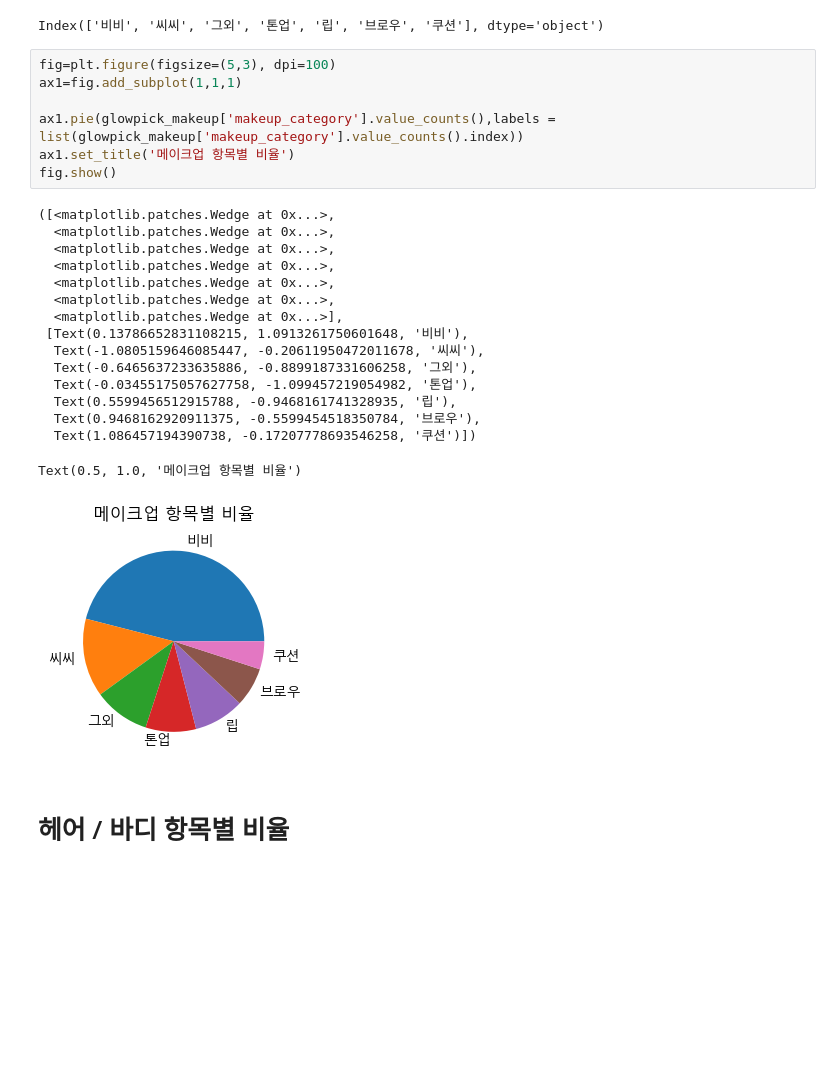
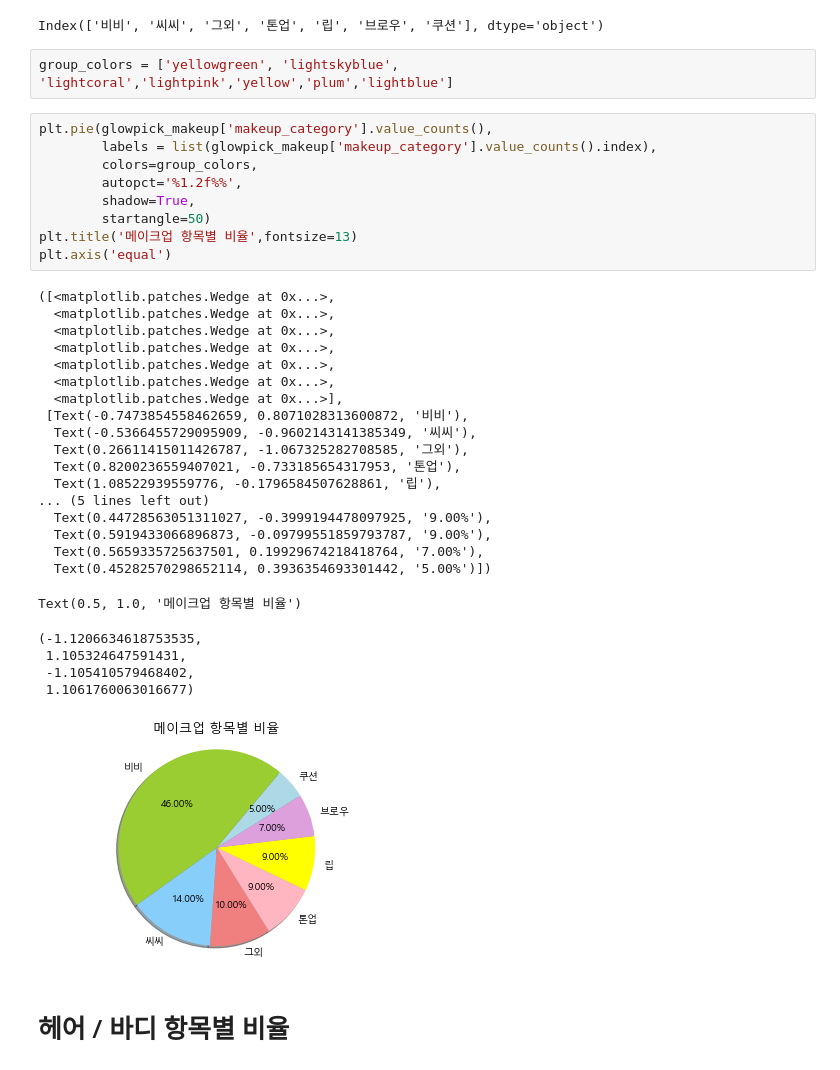
Before and after one commit to DataNetworkAnalysis/Cosmetic-Recommendation-for-Man, a Jupyter notebook: notebook/glowpick_product_category.ipynb, the cells around one changed output. Cells and saved outputs as stored; diff of their text form; blank space fills up the shorter version.

```diff
--- a/notebook/glowpick_product_category.ipynb
+++ b/notebook/glowpick_product_category.ipynb
@@ -649,30 +619,41 @@ rc('font', family=font_name)
 glowpick_makeup['makeup_category'].value_counts().index
 # %% [output]
 Index(['비비', '씨씨', '그외', '톤업', '립', '브로우', '쿠션'], dtype='object')
-# %%
-fig=plt.figure(figsize=(5,3), dpi=100)
-ax1=fig.add_subplot(1,1,1)
-
-ax1.pie(glowpick_makeup['makeup_category'].value_counts(),labels = list(glowpick_makeup['makeup_category'].value_counts().index))
-ax1.set_title('메이크업 항목별 비율')
-fig.show()
-# %% [output]
-([<matplotlib.patches.Wedge at 0x...>,
-  <matplotlib.patches.Wedge at 0x...>,
-  <matplotlib.patches.Wedge at 0x...>,
-  <matplotlib.patches.Wedge at 0x...>,
-  <matplotlib.patches.Wedge at 0x...>,
-  <matplotlib.patches.Wedge at 0x...>,
-  <matplotlib.patches.Wedge at 0x...>],
- [Text(0.13786652831108215, 1.0913261750601648, '비비'),
-  Text(-1.0805159646085447, -0.20611950472011678, '씨씨'),
-  Text(-0.6465637233635886, -0.8899187331606258, '그외'),
-  Text(-0.03455175057627758, -1.099457219054982, '톤업'),
-  Text(0.5599456512915788, -0.9468161741328935, '립'),
-  Text(0.9468162920911375, -0.5599454518350784, '브로우'),
-  Text(1.086457194390738, -0.17207778693546258, '쿠션')])
-Text(0.5, 1.0, '메이크업 항목별 비율')
-[figure, removed]
+# %%
+group_colors = ['yellowgreen', 'lightskyblue', 'lightcoral','lightpink','yellow','plum','lightblue']
+# %%
+plt.pie(glowpick_makeup['makeup_category'].value_counts(),
+        labels = list(glowpick_makeup['makeup_category'].value_counts().index),
+        colors=group_colors,
+        autopct='%1.2f%%',
+        shadow=True,
+        startangle=50)
+plt.title('메이크업 항목별 비율',fontsize=13)
+plt.axis('equal')
+# %% [output]
+([<matplotlib.patches.Wedge at 0x...>,
+  <matplotlib.patches.Wedge at 0x...>,
+  <matplotlib.patches.Wedge at 0x...>,
+  <matplotlib.patches.Wedge at 0x...>,
+  <matplotlib.patches.Wedge at 0x...>,
+  <matplotlib.patches.Wedge at 0x...>,
+  <matplotlib.patches.Wedge at 0x...>],
+ [Text(-0.7473854558462659, 0.8071028313600872, '비비'),
+  Text(-0.5366455729095909, -0.9602143141385349, '씨씨'),
+  Text(0.26611415011426787, -1.067325282708585, '그외'),
+  Text(0.8200236559407021, -0.733185654317953, '톤업'),
+  Text(1.08522939559776, -0.1796584507628861, '립'),
+... (5 lines left out)
+  Text(0.44728563051311027, -0.3999194478097925, '9.00%'),
+  Text(0.5919433066896873, -0.09799551859793787, '9.00%'),
+  Text(0.5659335725637501, 0.19929674218418764, '7.00%'),
+  Text(0.45282570298652114, 0.3936354693301442, '5.00%')])
+Text(0.5, 1.0, '메이크업 항목별 비율')
+(-1.1206634618753535,
+ 1.105324647591431,
+ -1.105410579468402,
+ 1.1061760063016677)
+[figure, added]
 # %% [markdown]
 # 헤어 / 바디 항목별 비율
 # %%
```
Also changed, not shown: parts of 11 cells of this notebook.
